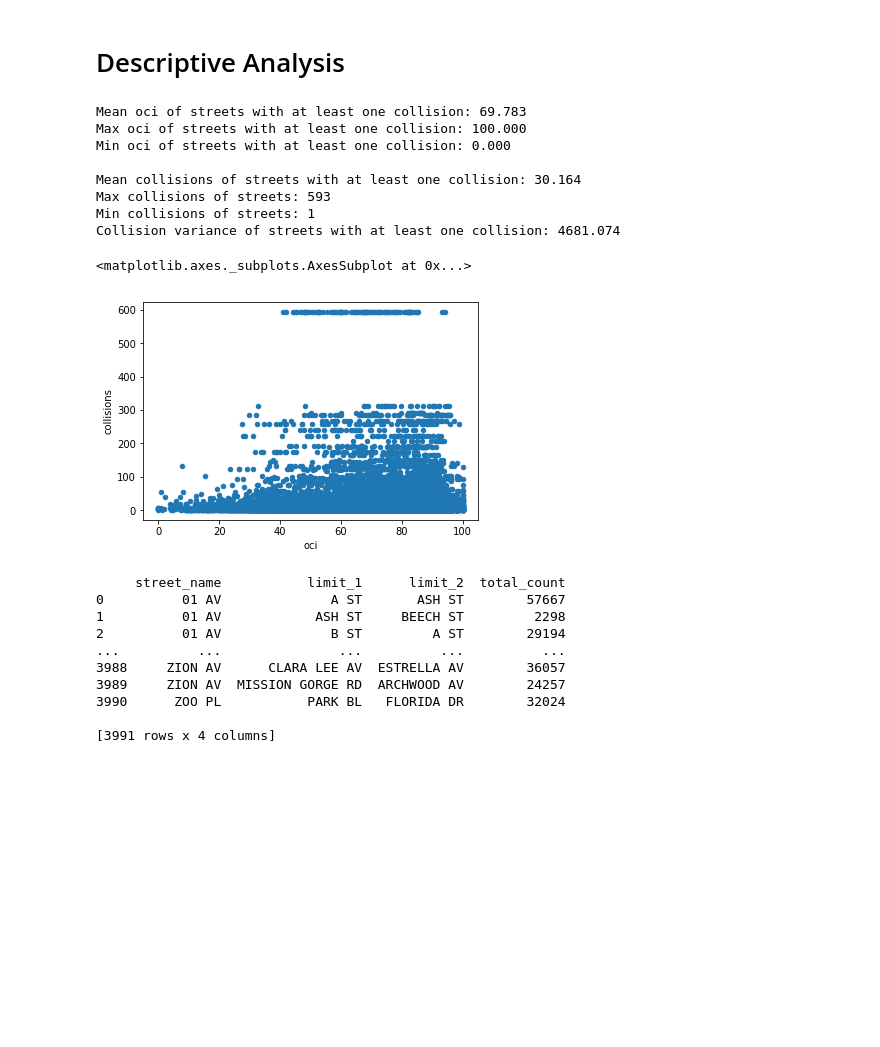
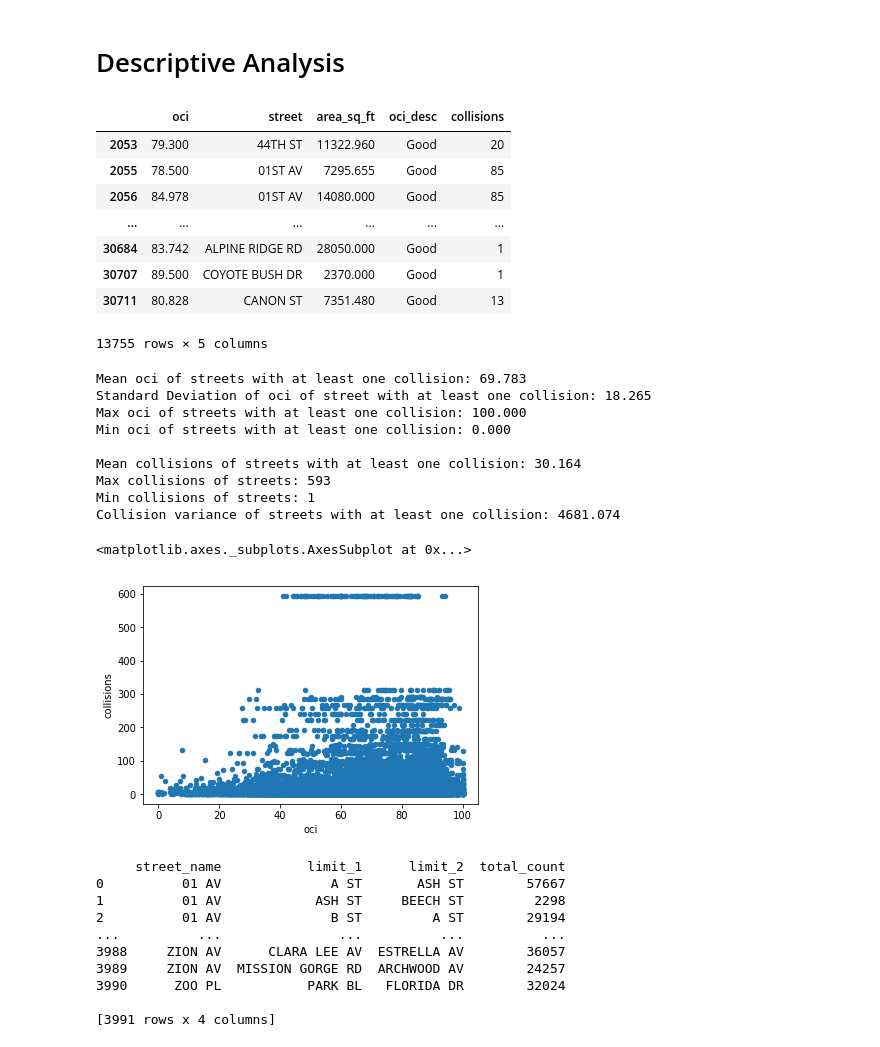
Before and after one commit to rileyfroehlich/COGS-108-Final-Project, a Jupyter notebook: Final_Project.ipynb, the cells around one changed output. Saved outputs shown, nothing was run; the diff lists cells and outputs as text; code cells hidden in the pictures; blank space fills up the shorter version.

```diff
--- a/Final_Project.ipynb
+++ b/Final_Project.ipynb
@@ -39,7 +47,7 @@ df_collisions.drop( columns = "charge_desc", inplace = True )
 df_collisions.drop( columns = "injured", inplace = True )
 df_collisions.drop( columns = "killed", inplace = True )
 df_collisions.drop( columns = "hit_run_lvl", inplace = True )
-df_collisions.drop( columns = "police_beat", inplace = True )
+# combine street name and street type
 df_collisions[ 'street' ] = df_collisions[ 'street_name' ].map( str ) + ' ' + df_collisions[ 'street_type' ]
 df_collisions.drop( columns = "street_name", inplace = True )
 df_collisions.drop( columns = "street_type", inplace = True )
@@ -53,19 +61,19 @@ df_traffic.drop( columns = "southbound_count", inplace = True )
 df_traffic.drop( columns = "eastbound_count", inplace = True )
 df_traffic.drop( columns = "westbound_count", inplace = True )
 df_traffic.drop( columns = "file_no", inplace = True )
-df_traffic.drop( columns = "count_date", inplace = True )
 new = df_traffic[ 'limits' ].str.split( ' - ', n = 1, expand = True)
 df_traffic[ 'limit_1' ] = new[ 0 ]
 df_traffic[ 'limit_2' ] = new[ 1 ]
 df_traffic.drop( columns = "limits", inplace = True )
 #df2 combines like elements in df_traffic
-df2 = df_traffic.groupby( [ 'street_name', 'limit_1', 'limit_2' ], as_index = False).agg({ 'total_count' : 'sum' })
-df_traffic = pd.DataFrame( df2 )
+#df2 = df_traffic.groupby( [ 'street_name', 'limit_1', 'limit_2', 'count_date' ], as_index = False).agg({ 'total_count' : 'sum' })
+#df_traffic = pd.DataFrame( df2 )
 df_traffic.dropna( inplace = True )
 
 df_meters.drop( columns = "area", inplace = True )
-df_meters.drop( columns = "sub_area", inplace = True )
 df_meters.drop( columns = "pole", inplace = True )
 df_meters.drop( columns = "config_id", inplace = True )
 df_meters.drop( columns = "config_name", inplace = True )
 df_meters.dropna( inplace = True )
+
+multiple_df_display(df_index[0:5], df_collisions[0:5], df_traffic[0:5], df_meters[0:5])
@@ -72,34 +105,49 @@ df_meters.dropna( inplace = True )
 # %% [markdown]
 # Descriptive Analysis
 # %%
-#storing # of collisions and street names temporarily
+# initializing dictionary of collisions and street names
 num_collisions = {}
 
-#converting street name format to df_index's format
+# converting street types to standard short forms used in maps
 conversion = {"STREET" : "ST", "AVENUE": "AV", "CIRCLE": "CR", "WAY":" WY", "ROAD": "RD",
               "COURT" : "CT", "DRIVE" : "DR", "LANE": "LN", "PLACE": "PL", }
-#filling num_collisions
+
+# loop through collisions dataframe
 for index, row in df_collisions.iterrows():
     street_type = str(row['street']).split(' ')[-1]
+
     if conversion.get(street_type) != None:
         street_type = conversion[street_type]
     street_name = ' '.join(str(row['street']).split(' ')[0:-1]) + " " + street_type
     if num_collisions.get(street_name) == None:
         num_collisions[street_name] = 0;
     num_collisions[street_name]+=1;
 
 #creating new column in df_index
 df_index['collisions'] = 0
 
 #filling the collisions column
 for index, row in df_index.iterrows():
     street = str(row['street'])
     if num_collisions.get(street) != None:
         df_index.loc[index, 'collisions'] = num_collisions[street]
 
 df_index_collisions = df_index[df_index.collisions != 0]
+
+df_index_collisions
+# %% [output]
+|  | oci | street | area_sq_ft | oci_desc | collisions |
+| 2053 | 79.300 | 44TH ST | 11322.960 | Good | 20 |
+| 2055 | 78.500 | 01ST AV | 7295.655 | Good | 85 |
+| 2056 | 84.978 | 01ST AV | 14080.000 | Good | 85 |
+| ... | ... | ... | ... | ... | ... |
+| 30684 | 83.742 | ALPINE RIDGE RD | 28050.000 | Good | 1 |
+| 30707 | 89.500 | COYOTE BUSH DR | 2370.000 | Good | 1 |
+| 30711 | 80.828 | CANON ST | 7351.480 | Good | 13 |
+13755 rows × 5 columns
 # %%
 oci_mean = df_index_collisions['oci'].mean()
+oci_std = df_index_collisions['oci'].std()
 oci_max = df_index_collisions['oci'].max()
 oci_min = df_index_collisions['oci'].min()
 
@@ -109,6 +157,7 @@ collisions_min = df_index_collisions['collisions'].min()
 collisions_var = df_index_collisions['collisions'].var()
 
 print("Mean oci of streets with at least one collision: " + format(oci_mean, '.3f'))
+print("Standard Deviation of oci of street with at least one collision: " + format(oci_std, '.3f'))
 print("Max oci of streets with at least one collision: " + format(oci_max, '.3f'))
 print("Min oci of streets with at least one collision: " + format(oci_min, '.3f') + "\n")
 
@@ -121,6 +170,7 @@ print("Collision variance of streets with at least one collision: " + format(col
 df_index_collisions.plot.scatter('oci', 'collisions')
 # %% [output]
 Mean oci of streets with at least one collision: 69.783
+Standard Deviation of oci of street with at least one collision: 18.265
 Max oci of streets with at least one collision: 100.000
 Min oci of streets with at least one collision: 0.000
 
```
Also changed, not shown: parts of 3 cells of this notebook.
